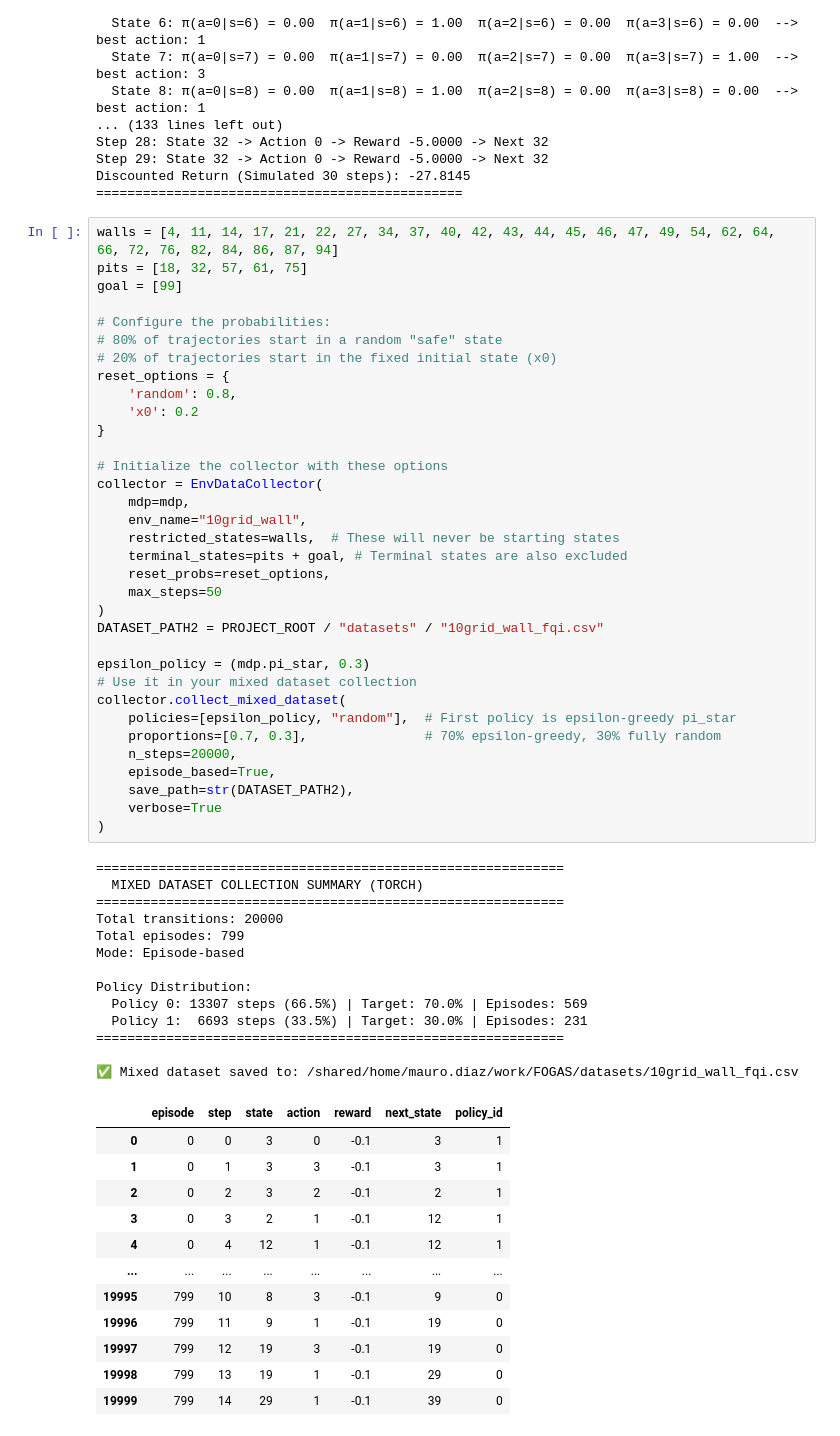
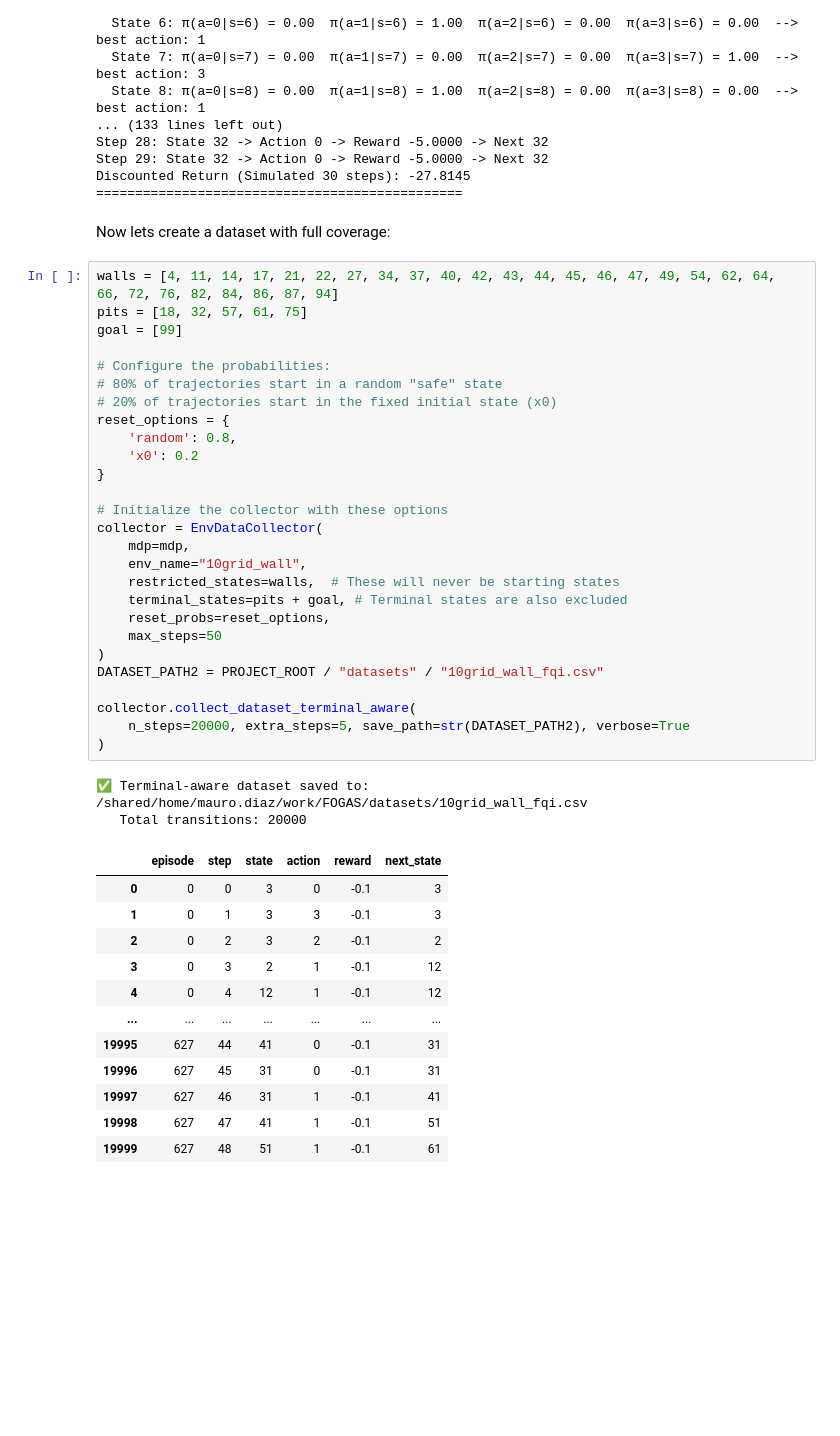
Before and after one commit to maaurod/FOGAS, a Jupyter notebook: testing_vectorized/10grid_wall_torch.ipynb, the cells around one changed output. Drawn from its saved outputs; the diff is of its cells as text; blank space fills up the shorter version.

```diff
--- a/testing_vectorized/10grid_wall_torch.ipynb
+++ b/testing_vectorized/10grid_wall_torch.ipynb
@@ -769,63 +1031,47 @@ Step 28: State 32 -> Action 0 -> Reward -5.0000 -> Next 32
 Step 29: State 32 -> Action 0 -> Reward -5.0000 -> Next 32
 Discounted Return (Simulated 30 steps): -27.8145
 ===============================================
+# %% [markdown]
+Now lets create a dataset with full coverage:
 # %%
 walls = [4, 11, 14, 17, 21, 22, 27, 34, 37, 40, 42, 43, 44, 45, 46, 47, 49, 54, 62, 64, 66, 72, 76, 82, 84, 86, 87, 94]
 pits = [18, 32, 57, 61, 75]
 goal = [99]
 
 # Configure the probabilities:
 # 80% of trajectories start in a random "safe" state
 # 20% of trajectories start in the fixed initial state (x0)
 reset_options = {
     'random': 0.8,
     'x0': 0.2
 }
 
 # Initialize the collector with these options
 collector = EnvDataCollector(
     mdp=mdp,
     env_name="10grid_wall",
     restricted_states=walls,  # These will never be starting states
     terminal_states=pits + goal, # Terminal states are also excluded
     reset_probs=reset_options,
     max_steps=50
 )
 DATASET_PATH2 = PROJECT_ROOT / "datasets" / "10grid_wall_fqi.csv"
 
-epsilon_policy = (mdp.pi_star, 0.3)
-# Use it in your mixed dataset collection
-collector.collect_mixed_dataset(
-    policies=[epsilon_policy, "random"],  # First policy is epsilon-greedy pi_star
-    proportions=[0.7, 0.3],               # 70% epsilon-greedy, 30% fully random
-    n_steps=20000,
-    episode_based=True,
-    save_path=str(DATASET_PATH2),
-    verbose=True
+collector.collect_dataset_terminal_aware(
+    n_steps=20000, extra_steps=5, save_path=str(DATASET_PATH2), verbose=True
 )
 # %% [output]
-============================================================
-  MIXED DATASET COLLECTION SUMMARY (TORCH)
-============================================================
-Total transitions: 20000
-Total episodes: 799
-Mode: Episode-based
-
-Policy Distribution:
-  Policy 0: 13307 steps (66.5%) | Target: 70.0% | Episodes: 569
-  Policy 1:  6693 steps (33.5%) | Target: 30.0% | Episodes: 231
-============================================================
-
-✅ Mixed dataset saved to: /shared/home/mauro.diaz/work/FOGAS/datasets/10grid_wall_fqi.csv
+✅ Terminal-aware dataset saved to: /shared/home/mauro.diaz/work/FOGAS/datasets/10grid_wall_fqi.csv
+   Total transitions: 20000
-|  | episode | step | state | action | reward | next_state | policy_id |
-| 0 | 0 | 0 | 3 | 0 | -0.1 | 3 | 1 |
-| 1 | 0 | 1 | 3 | 3 | -0.1 | 3 | 1 |
-| 2 | 0 | 2 | 3 | 2 | -0.1 | 2 | 1 |
-| 3 | 0 | 3 | 2 | 1 | -0.1 | 12 | 1 |
-| 4 | 0 | 4 | 12 | 1 | -0.1 | 12 | 1 |
-| ... | ... | ... | ... | ... | ... | ... | ... |
-| 19995 | 799 | 10 | 8 | 3 | -0.1 | 9 | 0 |
-| 19996 | 799 | 11 | 9 | 1 | -0.1 | 19 | 0 |
-| 19997 | 799 | 12 | 19 | 3 | -0.1 | 19 | 0 |
-| 19998 | 799 | 13 | 19 | 1 | -0.1 | 29 | 0 |
-| 19999 | 799 | 14 | 29 | 1 | -0.1 | 39 | 0 |
+|  | episode | step | state | action | reward | next_state |
+| 0 | 0 | 0 | 3 | 0 | -0.1 | 3 |
+| 1 | 0 | 1 | 3 | 3 | -0.1 | 3 |
+| 2 | 0 | 2 | 3 | 2 | -0.1 | 2 |
+| 3 | 0 | 3 | 2 | 1 | -0.1 | 12 |
+| 4 | 0 | 4 | 12 | 1 | -0.1 | 12 |
+| ... | ... | ... | ... | ... | ... | ... |
+| 19995 | 627 | 44 | 41 | 0 | -0.1 | 31 |
+| 19996 | 627 | 45 | 31 | 0 | -0.1 | 31 |
+| 19997 | 627 | 46 | 31 | 1 | -0.1 | 41 |
+| 19998 | 627 | 47 | 41 | 1 | -0.1 | 51 |
+| 19999 | 627 | 48 | 51 | 1 | -0.1 | 61 |
```
Also changed, not shown: parts of 22 cells of this notebook, 10 other files.
